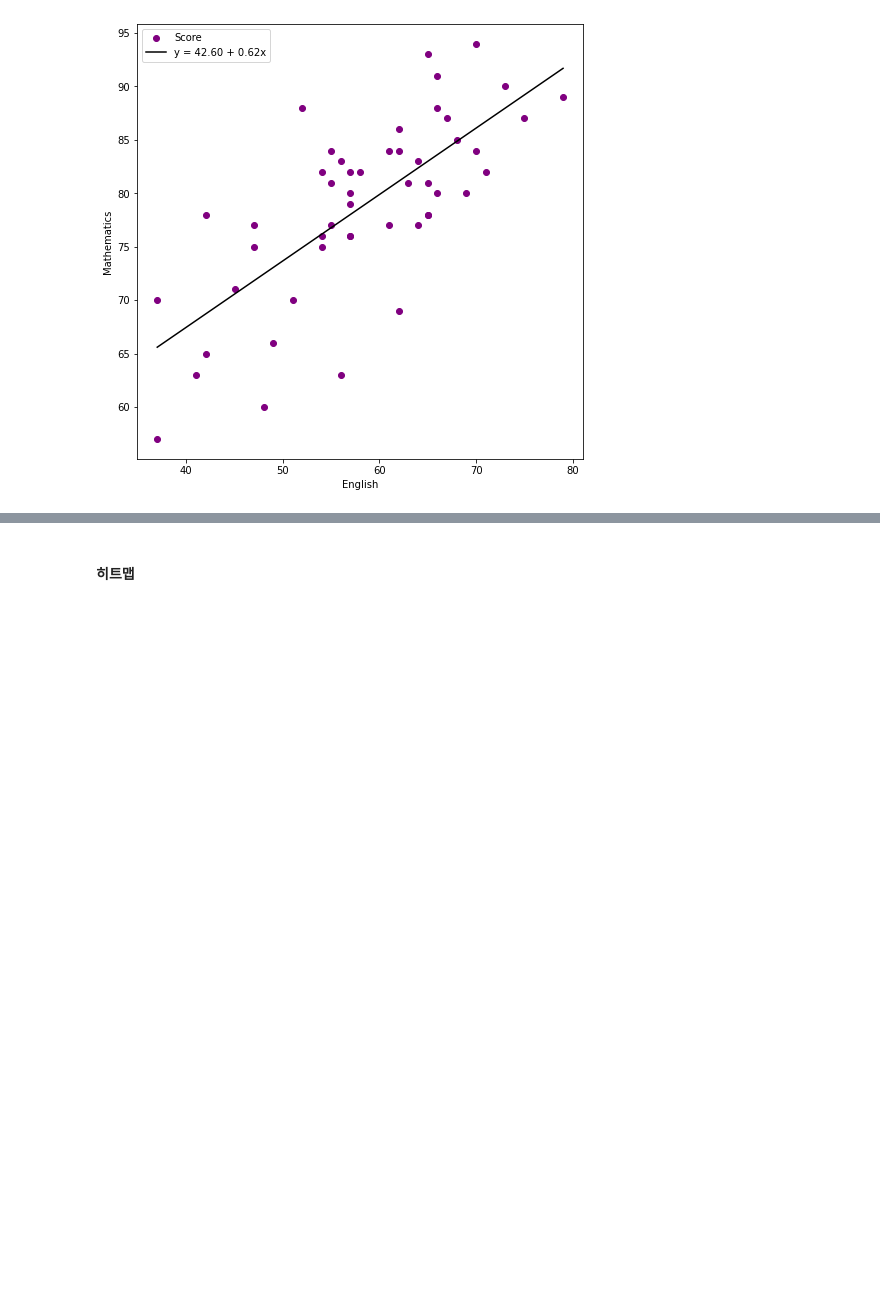
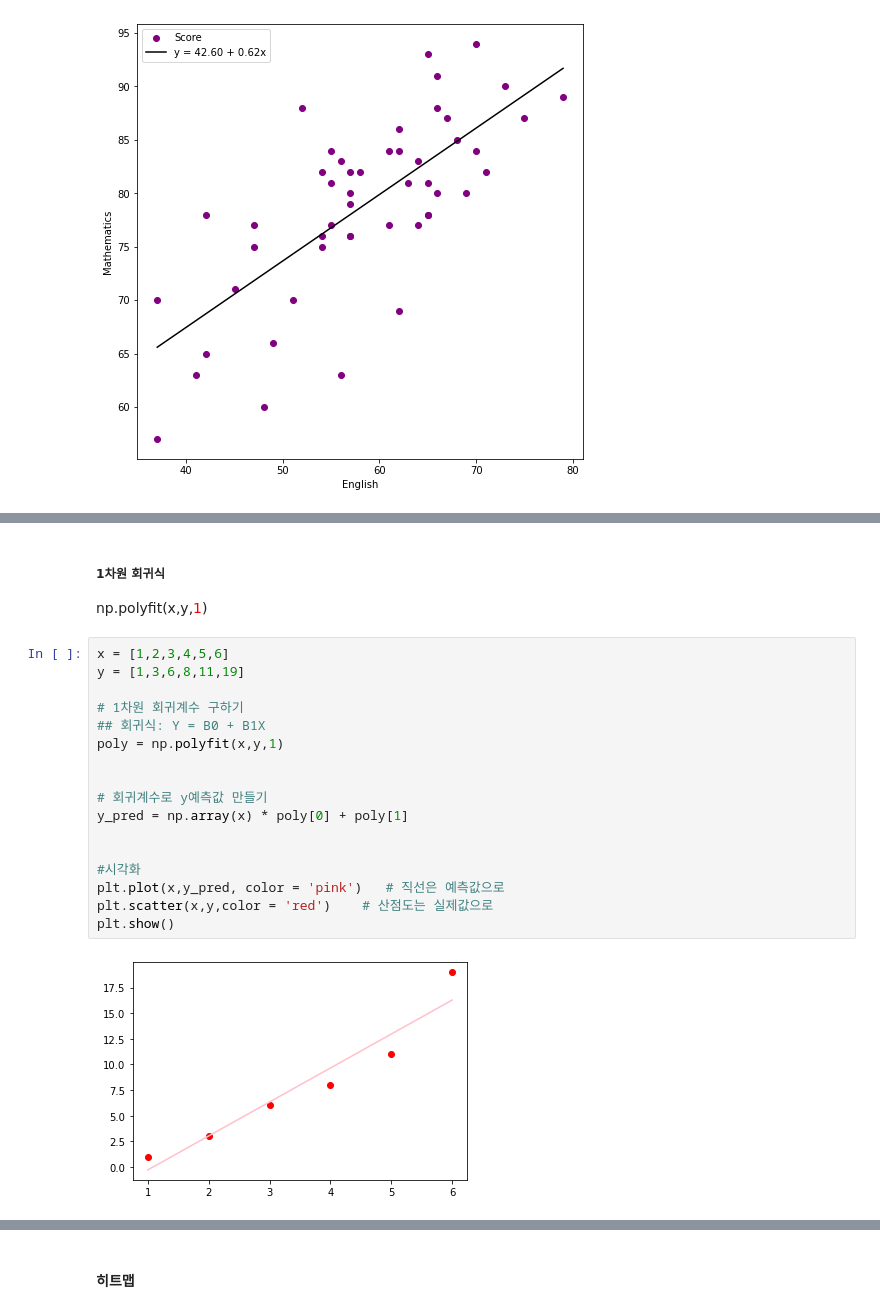
Before and after one commit to choi-aerim/cakd7_class, a Jupyter notebook: m3_ 통계/Statistic_1.ipynb, the cells around one changed output, grey strips where cells are left out. Drawn from its saved outputs; the diff is of its cells as text; blank space fills up the shorter version.

```diff
--- a/m3_ 통계/Statistic_1.ipynb
+++ b/m3_ 통계/Statistic_1.ipynb
@@ -930,0 +951,22 @@ plt.show()
+# %% [markdown]
+##### 1차원 회귀식
+np.polyfit(x,y,<span style = 'color:red'>1</span>)
+# %%
+x = [1,2,3,4,5,6]
+y = [1,3,6,8,11,19]
+
+# 1차원 회귀계수 구하기
+## 회귀식: Y = B0 + B1X
+poly = np.polyfit(x,y,1)
+
+
+# 회귀계수로 y예측값 만들기
+y_pred = np.array(x) * poly[0] + poly[1]
+
+
+#시각화
+plt.plot(x,y_pred, color = 'pink')   # 직선은 예측값으로
+plt.scatter(x,y,color = 'red')    # 산점도는 실제값으로
+plt.show()
+# %% [output]
+[figure, added]
```
Also changed, not shown: parts of 43 cells of this notebook, 2 other files.
